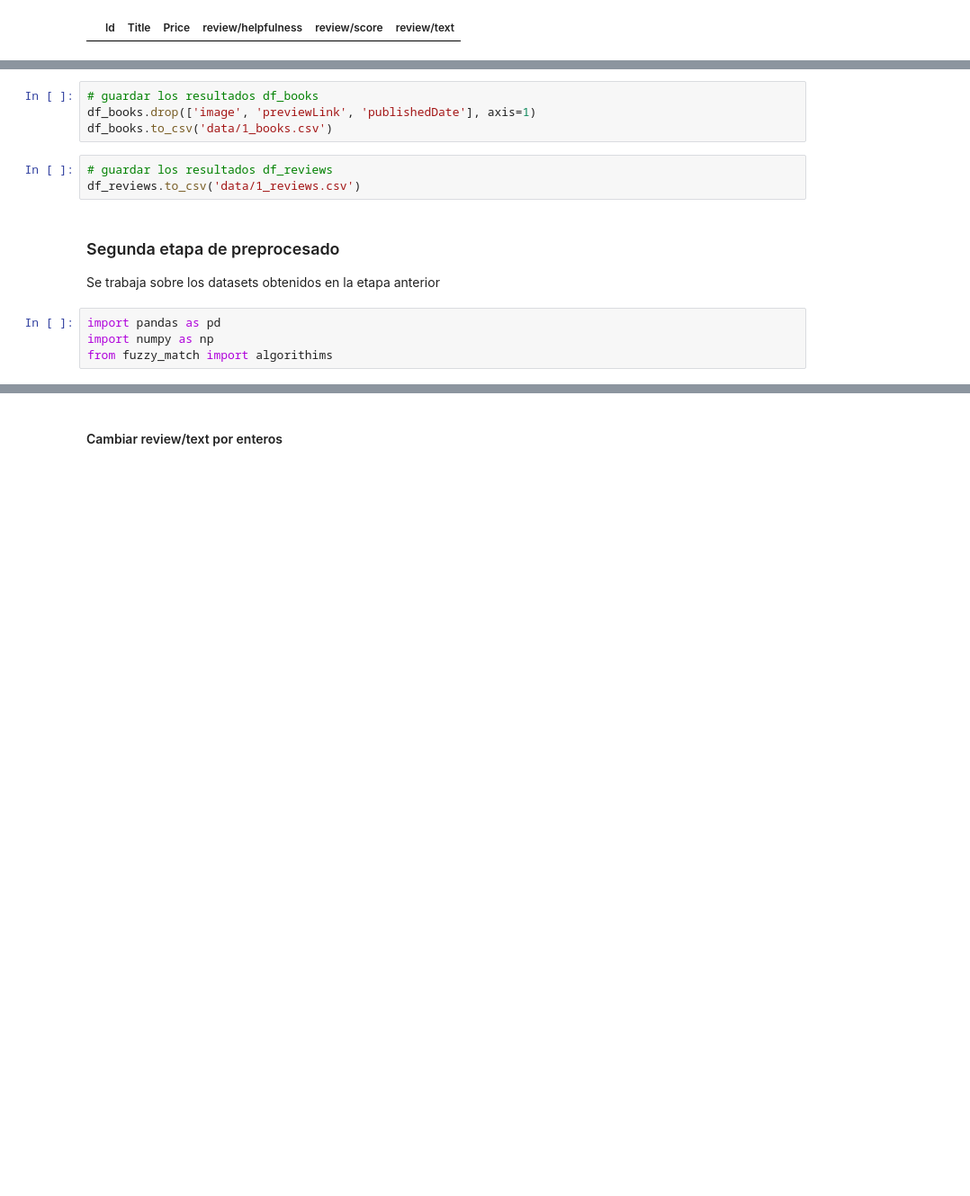
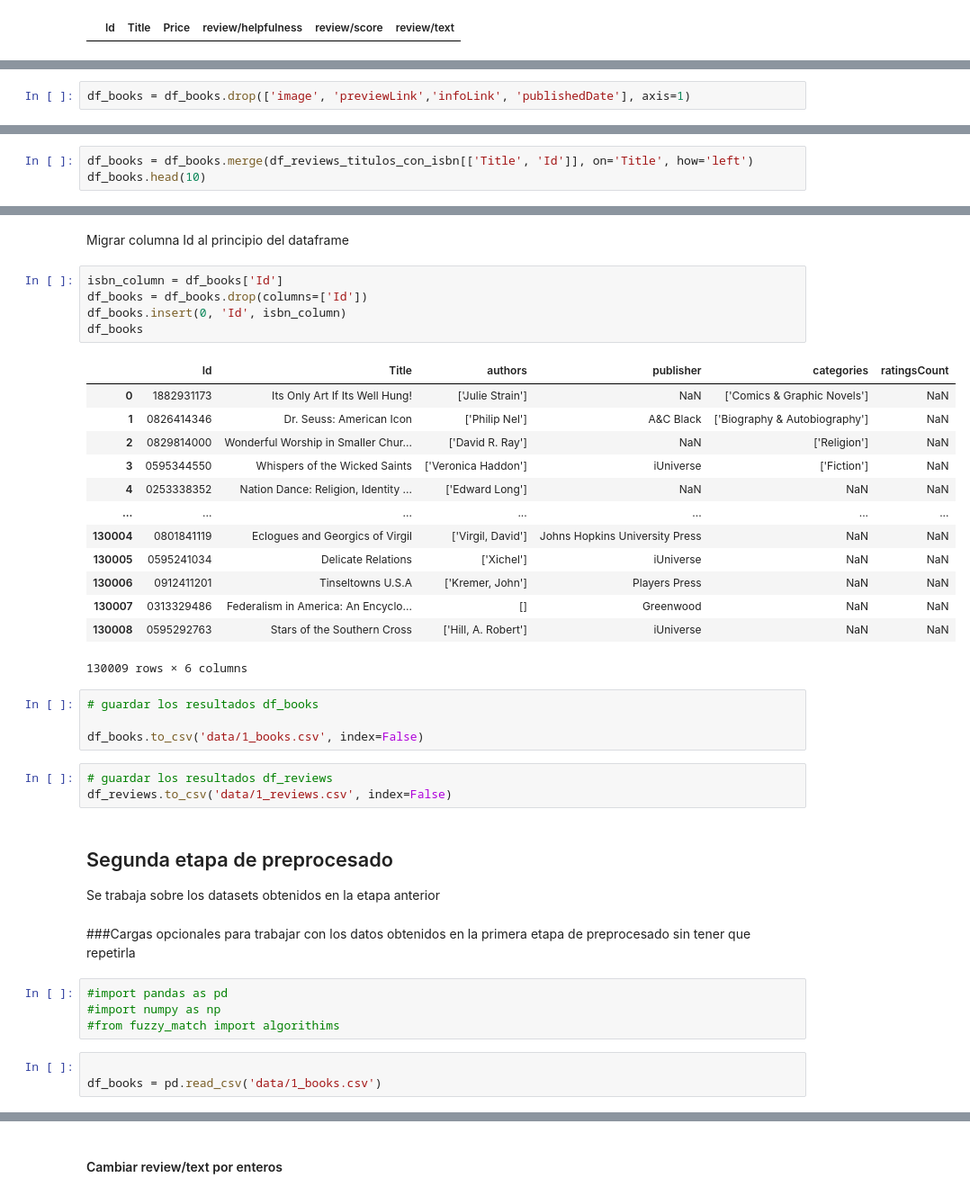
Before and after one commit to EmmaGalizio/Data-Science-Ammazon-Books-Reviews, a Jupyter notebook: TPI.ipynb, the cells around one changed output, grey strips where cells are left out. Shown at 90% size. Drawn from its saved outputs; the diff is of its cells as text; blank space fills up the shorter version.

```diff
--- a/TPI.ipynb
+++ b/TPI.ipynb
@@ -512,0 +529,2 @@ Libros que tienen una review pero que no están registrados en la tabla de libro
+# %%
+df_books = df_books.drop(['image', 'previewLink','infoLink', 'publishedDate'], axis=1)
@@ -512,0 +533,3 @@ Libros que tienen una review pero que no están registrados en la tabla de libro
+# %%
+df_books = df_books.merge(df_reviews_titulos_con_isbn[['Title', 'Id']], on='Title', how='left')
+df_books.head(10)
@@ -513,16 +558,42 @@ Libros que tienen una review pero que no están registrados en la tabla de libro
+# %% [markdown]
+Migrar columna Id al principio del dataframe
+# %%
+isbn_column = df_books['Id']
+df_books = df_books.drop(columns=['Id'])
+df_books.insert(0, 'Id', isbn_column)
+df_books
+# %% [output]
+|  | Id | Title | authors | publisher | categories | ratingsCount |
+| 0 | 1882931173 | Its Only Art If Its Well Hung! | ['Julie Strain'] | NaN | ['Comics & Graphic Novels'] | NaN |
+| 1 | 0826414346 | Dr. Seuss: American Icon | ['Philip Nel'] | A&C Black | ['Biography & Autobiography'] | NaN |
+| 2 | 0829814000 | Wonderful Worship in Smaller Chur... | ['David R. Ray'] | NaN | ['Religion'] | NaN |
+| 3 | 0595344550 | Whispers of the Wicked Saints | ['Veronica Haddon'] | iUniverse | ['Fiction'] | NaN |
+| 4 | 0253338352 | Nation Dance: Religion, Identity ... | ['Edward Long'] | NaN | NaN | NaN |
+| ... | ... | ... | ... | ... | ... | ... |
+| 130004 | 0801841119 | Eclogues and Georgics of Virgil | ['Virgil, David'] | Johns Hopkins University Press | NaN | NaN |
+| 130005 | 0595241034 | Delicate Relations | ['Xichel'] | iUniverse | NaN | NaN |
+| 130006 | 0912411201 | Tinseltowns U.S.A | ['Kremer, John'] | Players Press | NaN | NaN |
+| 130007 | 0313329486 | Federalism in America: An Encyclo... | [] | Greenwood | NaN | NaN |
+| 130008 | 0595292763 | Stars of the Southern Cross | ['Hill, A. Robert'] | iUniverse | NaN | NaN |
+130009 rows × 6 columns
 # %%
 # guardar los resultados df_books
-df_books.drop(['image', 'previewLink', 'publishedDate'], axis=1)
-df_books.to_csv('data/1_books.csv')
+
+df_books.to_csv('data/1_books.csv', index=False)
 # %%
 # guardar los resultados df_reviews
-df_reviews.to_csv('data/1_reviews.csv')
+df_reviews.to_csv('data/1_reviews.csv', index=False)
 # %% [markdown]
-### Segunda etapa de preprocesado
+## Segunda etapa de preprocesado
 
 Se trabaja sobre los datasets obtenidos en la etapa anterior
+# %% [markdown]
+###Cargas opcionales para trabajar con los datos obtenidos en la primera etapa de preprocesado sin tener que repetirla
 # %%
-import pandas as pd
-import numpy as np
-from fuzzy_match import algorithims
+#import pandas as pd
+#import numpy as np
+#from fuzzy_match import algorithims
+# %%
+
+df_books = pd.read_csv('data/1_books.csv')
 # %%
```
Also changed, not shown: parts of 22 cells of this notebook.
